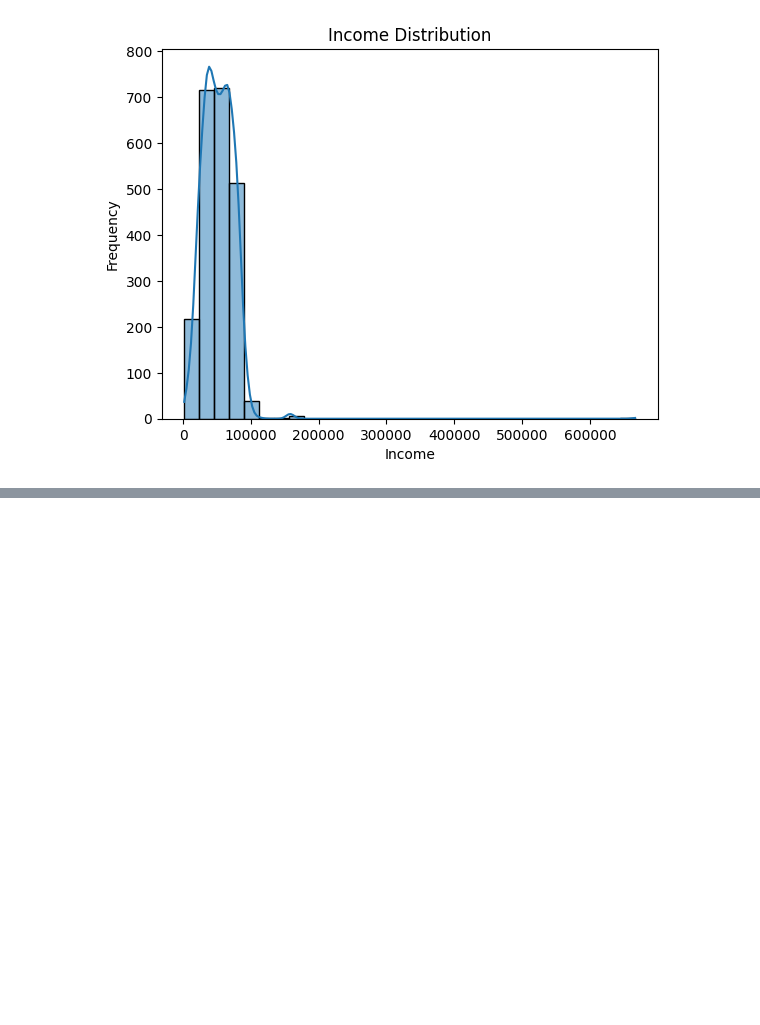
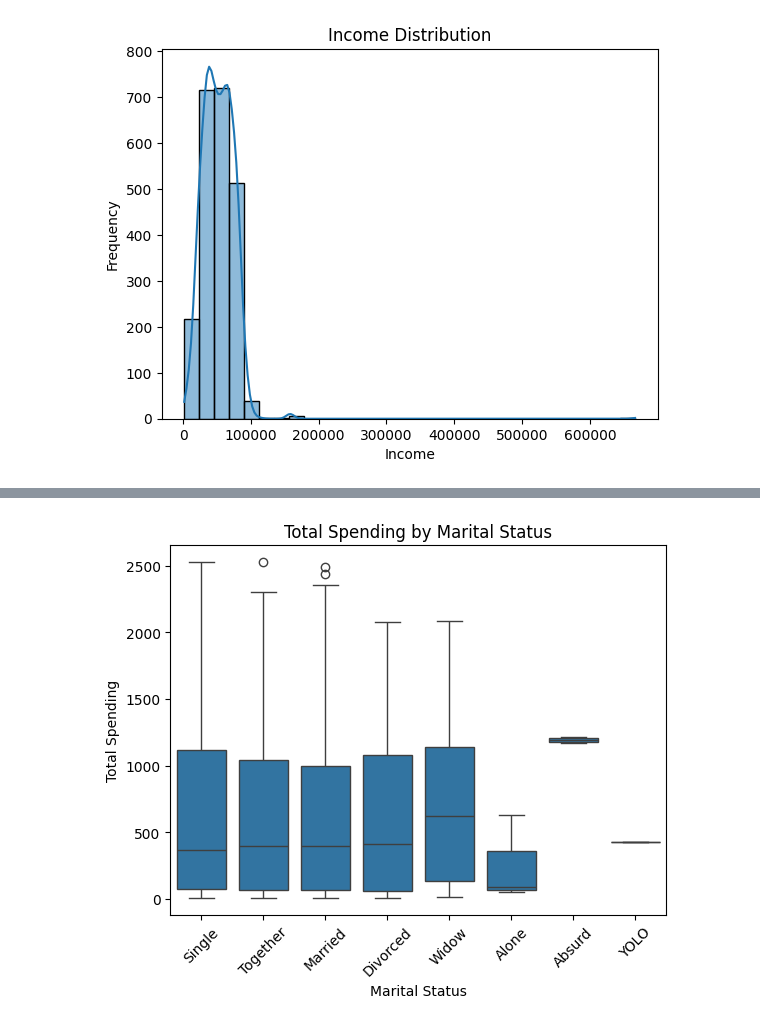
Before and after one commit to Bekafi01/ALX-Machine-Learning, a Jupyter notebook: Unsupervised Learning/Customer segmentation usning kmeans clustering.ipynb, the cells around one changed output, grey strips where cells are left out. Drawn from its saved outputs; the diff is of its cells as text; code cells hidden in the pictures; blank space fills up the shorter version.

```diff
--- a/Unsupervised Learning/Customer segmentation usning kmeans clustering.ipynb
+++ b/Unsupervised Learning/Customer segmentation usning kmeans clustering.ipynb
@@ -156,0 +174,9 @@ plt.show()
+# %%
+sns.boxplot(x=df['Marital_Status'], y=df['Total_Spending'])
+plt.title('Total Spending by Marital Status')
+plt.xlabel('Marital Status')
+plt.ylabel('Total Spending')
+plt.xticks(rotation=45)
+plt.show()
+# %% [output]
+[figure, added]
```
Also changed, not shown: parts of 14 cells of this notebook.
